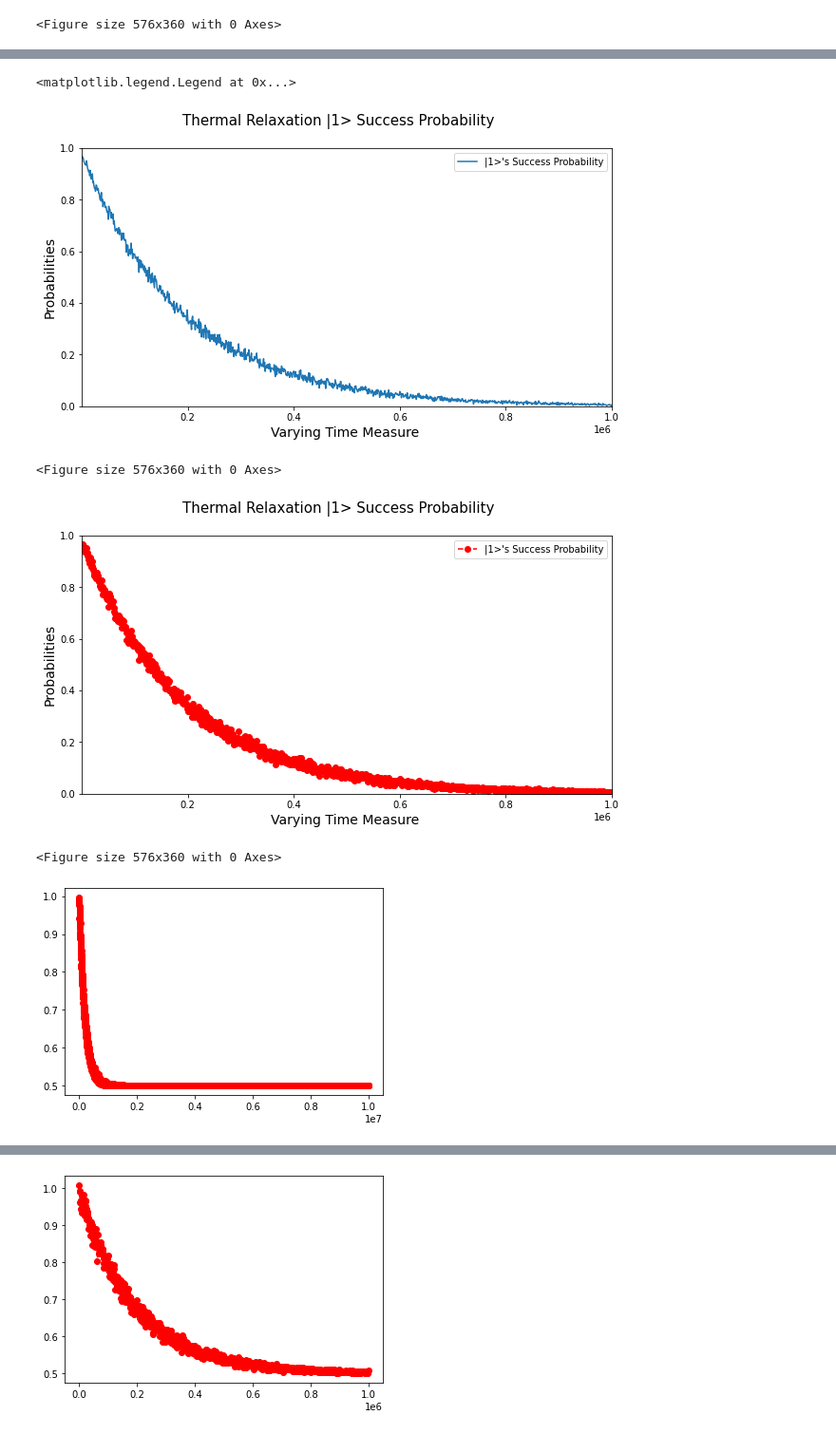
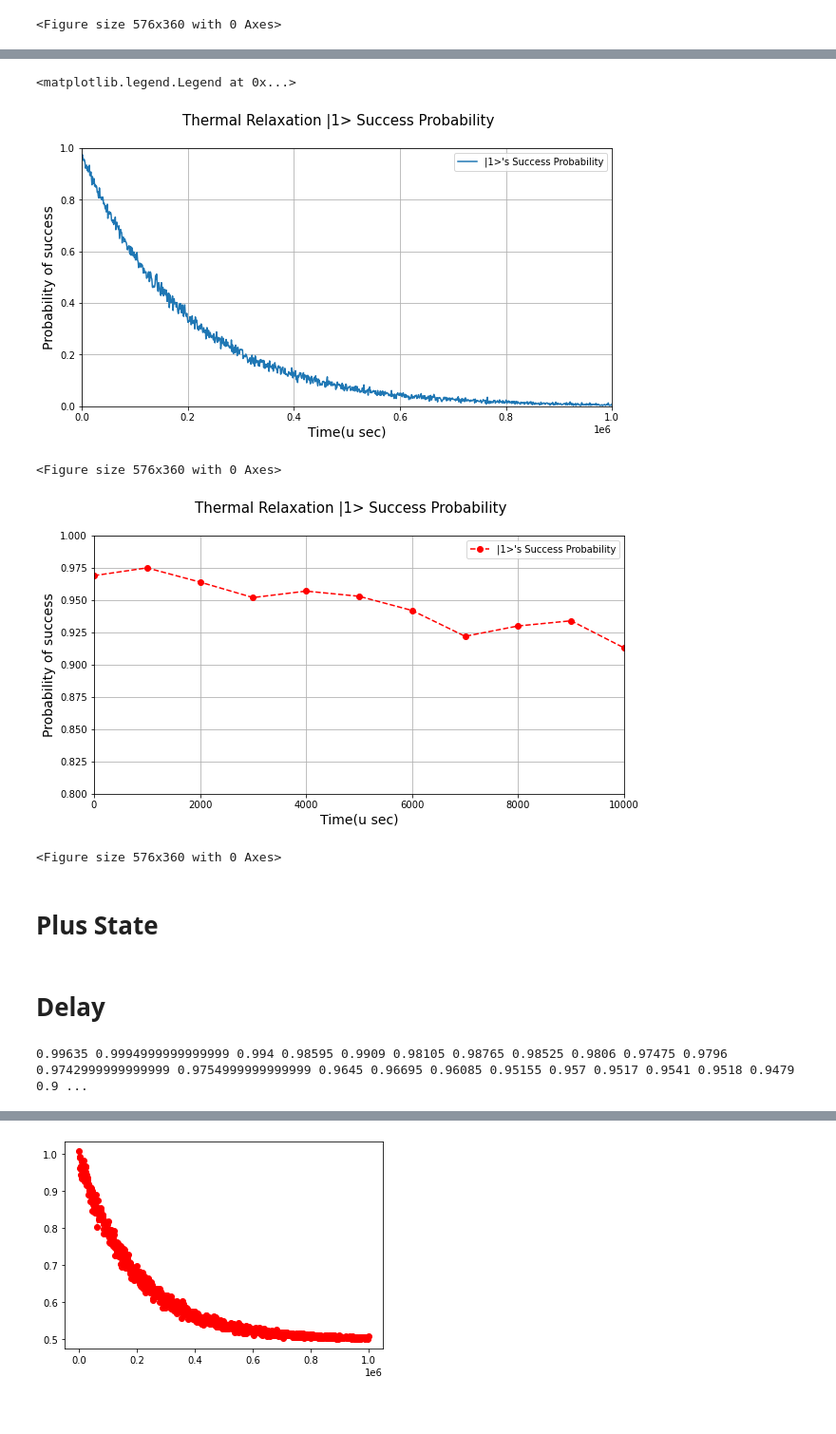
Before and after one commit to bishwajitprasadgond/Amplitude-damping-error-on-Quantum-Key-Distribution-Protocols-Effect-and-A-Probable-Bypass, a Jupyter notebook: BB84/BB84.ipynb, the cells around one changed output, grey strips where cells are left out. Shown at 95% size. Drawn from its saved outputs; the diff is of its cells as text; code cells hidden in the pictures.

```diff
--- a/BB84/BB84.ipynb
+++ b/BB84/BB84.ipynb
@@ -108,8 +107,7 @@ make_noise({"T1":188000, "T2":190000}, 100, 1000, 3000, 5000,
 <NoiseModel on ['delay', 'measure']>
 # %%
 noise_params = {"T1":193020, "T2":257470} # ibmq_armonk T1: 193.02 , T2:257.47 us
-q1_gate_len = 200 # couldn't find
-q2_gate_len = 405.33 # ibmq_armonk   x: 2.280e-4
+q1_gate_len = 71.11 # couldn't find
 measure_len = 4977.778 # ibmq_armonk  4977.778
 # %%
 def run(channel: str, delay: int, apply_error: dict, shots: Optional[int] = 1000) -> float:
@@ -126,7 +124,7 @@ def run(channel: str, delay: int, apply_error: dict, shots: Optional[int] = 1000
         state = '-'
 
     qc = create_circuit(state,delay)
-    backend = AerSimulator(noise_model=make_noise(noise_params,delay,q1_gate_len,q2_gate_len,measure_len,apply_error))
+    backend = AerSimulator(noise_model=make_noise(noise_params,delay,q1_gate_len,measure_len,apply_error))
     counts = backend.run(qc,shots=shots).result().get_counts()
     #print(counts)
     success = 0
@@ -183,7 +181,7 @@ run('4',1000,{"delay": True, "measure": True, "gate": True})
 # %%
 import matplotlib.pyplot as plt
 
-delay = np.arange(0,10001000,1000)
+delay = np.arange(0,1001000,1000)
 channel = '1'
 apply_error = {"delay":True, "measure": True, "gate": True}
 success = []
@@ -234,7 +232,7 @@ ax.legend()
 # %%
 import matplotlib.pyplot as plt
 
-delay = np.arange(0,10001000,1000)
+delay = np.arange(0,1001000,1000)
 channel = '2'
 apply_error = {"delay":True, "measure": True, "gate": True}
 success = []
@@ -251,36 +244,42 @@ plt.show()
 # %%
 %config InlineBackend.print_figure_kwargs={'facecolor' : "w"}
 import matplotlib.pyplot as plt
 from matplotlib.ticker import (AutoMinorLocator, MultipleLocator)
 fig, ax = plt.subplots(figsize=(10, 5))
 fig.suptitle('Thermal Relaxation |1> Success Probability',fontsize=15)
-ax.set_xlim(10, 1000000)
+ax.set_xlim(0, 1000000)
 ax.set_ylim(0,1)
-plt.ylabel('Probabilities',fontsize=14)
-plt.xlabel('Varying Time Measure ',fontsize=14)
+plt.ylabel('Probability of success',fontsize=14)
+plt.xlabel('Time(u sec)',fontsize=14)
+plt.grid()
 fig = plt.figure(figsize=(8,5))
 ax.plot(delay,success,label = "|1>'s Success Probability")
 ax.legend()
 
 #################################################################################
 
 %config InlineBackend.print_figure_kwargs={'facecolor' : "w"}
 import matplotlib.pyplot as plt
 from matplotlib.ticker import (AutoMinorLocator, MultipleLocator)
 fig, ax = plt.subplots(figsize=(10, 5))
 fig.suptitle('Thermal Relaxation |1> Success Probability',fontsize=15)
-ax.set_xlim(10, 1000000)
-ax.set_ylim(0,1)
-plt.ylabel('Probabilities',fontsize=14)
-plt.xlabel('Varying Time Measure ',fontsize=14)
+ax.set_xlim(0, 10000)
+ax.set_ylim(0.8,1)
+plt.ylabel('Probability of success',fontsize=14)
+plt.xlabel('Time(u sec)',fontsize=14)
+plt.grid()
 fig = plt.figure(figsize=(8,5))
 ax.plot(delay,success,'ro--',label = "|1>'s Success Probability")
 ax.legend()
 # %% [output]
 <matplotlib.legend.Legend at 0x...>
-[figure, old version]
+[figure, new version]
 <Figure size 576x360 with 0 Axes>
-[figure, old version]
+[figure, new version]
 <Figure size 576x360 with 0 Axes>
+# %% [markdown]
+# Plus State
+# %% [markdown]
+# Delay
 # %%
 import matplotlib.pyplot as plt
@@ -297,5 +297,6 @@ for d in range(len(delay)):
 # %%
-plt.plot(delay,success,'ro--')
-plt.show()
+from statistics import mean
+a= success1
+print(*map(mean, zip(*a)))
 # %% [output]
-[figure, removed]
+0.99635 0.9994999999999999 0.994 0.98595 0.9909 0.98105 0.98765 0.98525 0.9806 0.97475 0.9796 0.9742999999999999 0.9754999999999999 0.9645 0.96695 0.96085 0.95155 0.957 0.9517 0.9541 0.9518 0.9479 0.9 ...
```
Also changed, not shown: parts of 27 cells of this notebook.
